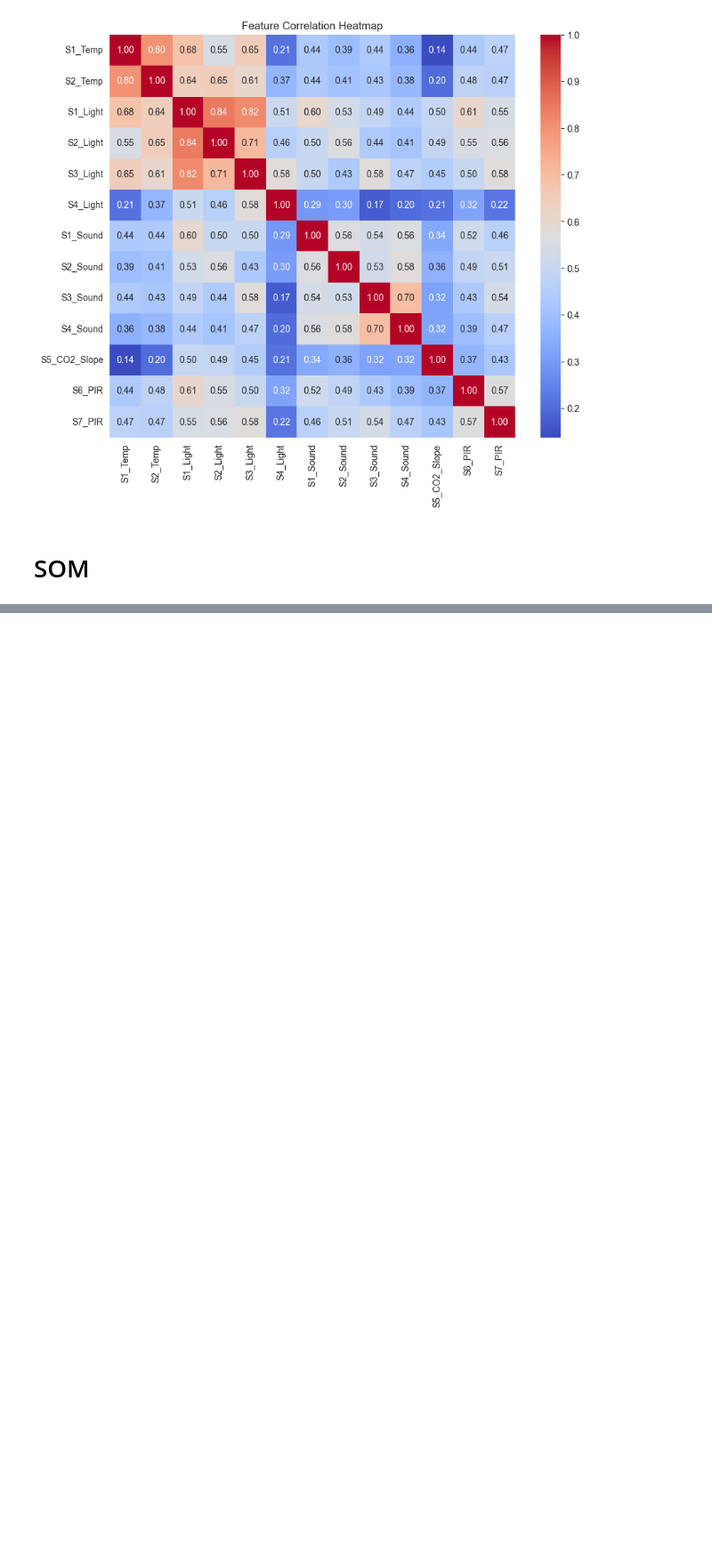
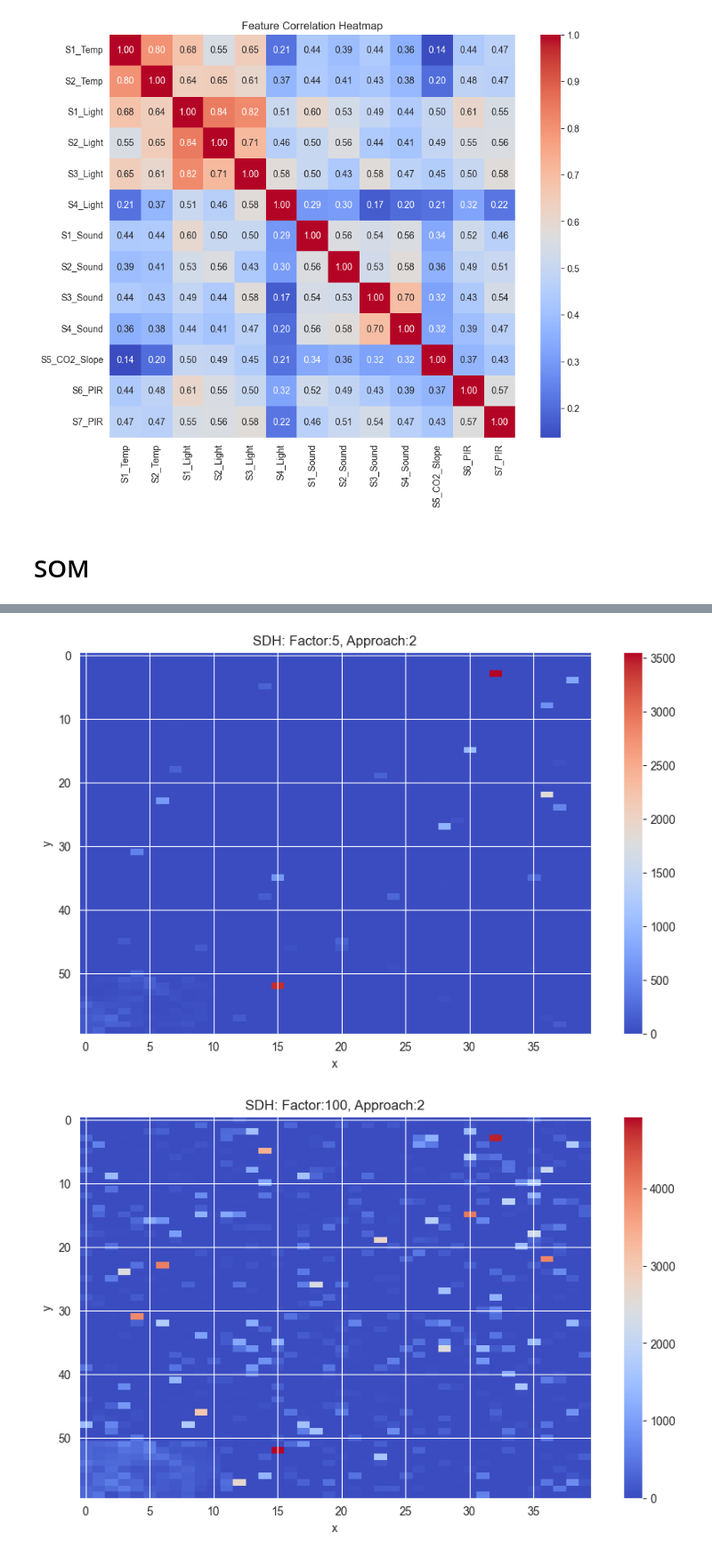
Before and after one commit to landgrafb98/SOM_22_Coding_Topic_G_Demo_DataCombo-3, a Jupyter notebook: Room_Occupancy_60_40.ipynb, the cells around one changed output, grey strips where cells are left out. Shown at 89% size. Drawn from its saved outputs; the diff is of its cells as text; code cells hidden in the pictures; blank space fills up the shorter version.

```diff
--- a/Room_Occupancy_60_40.ipynb
+++ b/Room_Occupancy_60_40.ipynb
@@ -221,0 +275,6 @@ som_vis._mainview
+# %%
+for i in [5, 100, 600]:
+    custom_sdh(i, 2)
+# %% [output]
+[figure, added]
+[figure, added]
```
Also changed, not shown: parts of 22 cells of this notebook.
